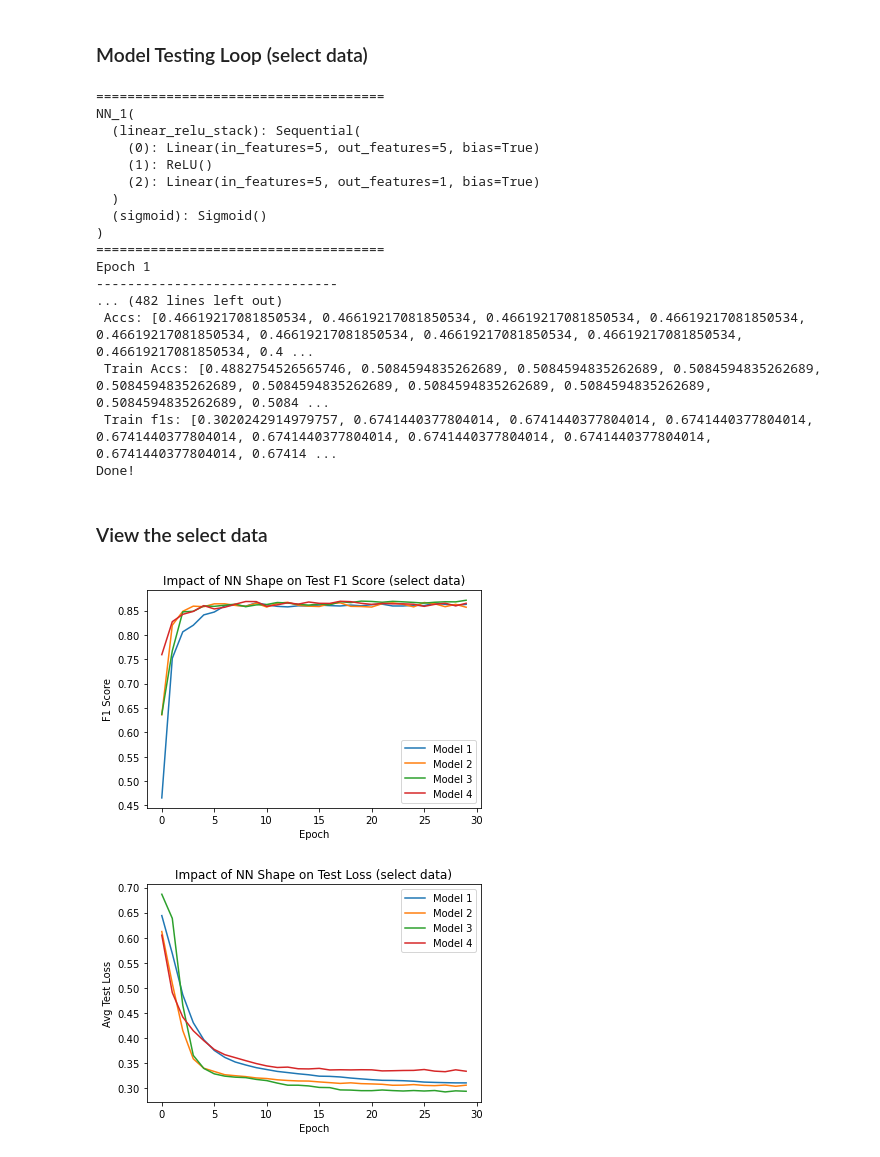
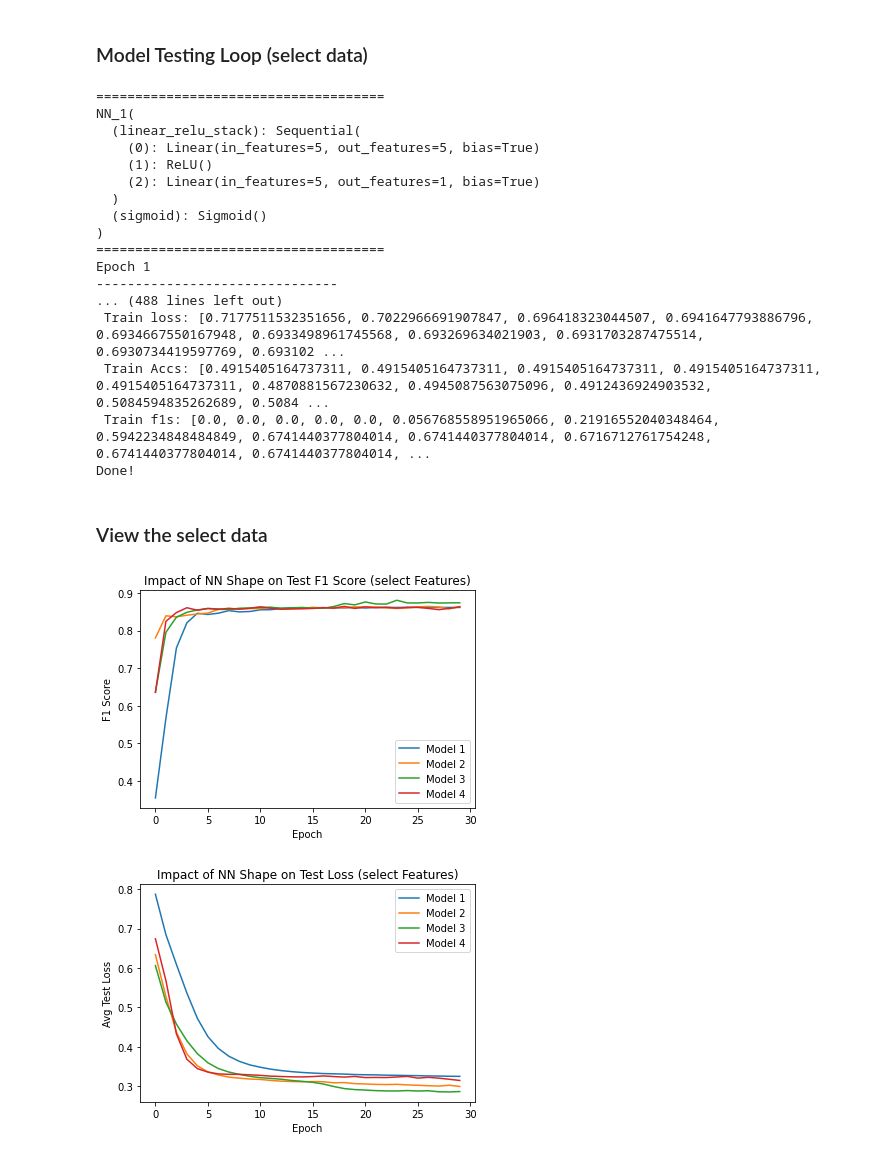
Before and after one commit to DanielRJohnson/EECS738-FP, a Jupyter notebook: evan/NN_C.ipynb, the cells around one changed output. Cells and saved outputs as stored; diff of their text form; code cells hidden in the pictures.

```diff
--- a/evan/NN_C.ipynb
+++ b/evan/NN_C.ipynb
@@ -180,6 +180,7 @@ optimizer = torch.optim.Adam(model.parameters(), lr=.001, weight_decay = .01)
 # training loop
 def train(dataloader, model, loss_fn, optimizer):
     size = len(dataloader.dataset)
+    num_batches = len(dataloader)
     model.train()
     # define the metrics
     tp = 0
@@ -218,7 +219,7 @@ def train(dataloader, model, loss_fn, optimizer):
     # print(f"Train fn: {fn}")
     train_acc = (tp + tn) / (tp + fp+ tn+ fn)
     # print(f"Train Acc: {train_acc}")
-    train_avg_loss = train_loss/size
+    train_avg_loss = train_loss/num_batches
     train_f1 = (2*tp) / ((2*tp) + fp + fn)
     # print(f"Train f1: {train_f1}")
     return train_f1, train_avg_loss, train_acc
@@ -752,6 +761,8 @@ for model_idx in models_list:
     f1s = []
     # inti the tal's
     tals = []
+    # init the tr_al's
+    tr_als = []
     #init the accs
     accs = []
     # init the train f1's
@@ -771,11 +782,12 @@ for model_idx in models_list:
         accs.append(test_acc)
         tracc.append(train_acc)
         tf1.append(train_f1)
+        tr_als.append(tr_al)
     # print(f"Best Train f1: {max(train_f1)}")
-    # note that only the testing metrics are used
     print(f" f1s: {(f1s)}")
     print(f" Tals: {tals}")
     print(f" Accs: {accs}")
+    print(f" Train loss: {tr_als}")
     print(f" Train Accs: {tracc}")
     print(f" Train f1s: {tf1}")
     # not pretty
@@ -785,36 +797,42 @@ for model_idx in models_list:
         m1_acc = accs
         m1_tf1 = tf1
         m1_trac = tracc
+        m1_tr_al = tr_als
     elif i == 2:
         m2_f1 = f1s
         m2_tal = tals
         m2_acc = accs
         m2_tf1 = tf1
         m2_trac = tracc
+        m2_tr_al = tr_als
     elif i == 3:
         m3_f1 = f1s
         m3_tal = tals
         m3_acc = accs
         m3_tf1 = tf1
         m3_trac = tracc
+        m3_tr_al = tr_als
     elif i == 4:
         m4_f1 = f1s
         m4_tal = tals
         m4_acc = accs
         m4_tf1 = tf1
         m4_trac = tracc
+        m4_tr_al = tr_als
     elif i == 5:
         m5_f1 = f1s
         m5_tal = tals
         m5_acc = accs
         m5_tf1 = tf1
         m5_trac = tracc
+        m5_tr_al = tr_als
     else:
         m6_f1 = f1s
         m6_tal = tals
         m6_acc = accs
         m6_tf1 = tf1
         m6_trac = tracc
+        m6_tr_al = tr_als
     print("Done!")
 # %% [output]
 =====================================
@@ -985,6 +1047,8 @@ for model_idx in models_list:
     accs = []
     # init the train f1's
     tf1 = []
+    # init the tr_al's
+    tr_als = []
     # init the train accs
     tracc = []
     # the loop
@@ -1000,10 +1064,12 @@ for model_idx in models_list:
         accs.append(test_acc)
         tracc.append(train_acc)
         tf1.append(train_f1)
+        tr_als.append(tr_al)
     # print(f"Best Train f1: {max(train_f1)}")
     print(f" f1s: {(f1s)}")
     print(f" Tals: {tals}")
     print(f" Accs: {accs}")
+    print(f" Train loss: {tr_als}")
     print(f" Train Accs: {tracc}")
     print(f" Train f1s: {tf1}")
     # not pretty
@@ -1013,36 +1079,42 @@ for model_idx in models_list:
         m1_acc = accs
         m1_tf1 = tf1
         m1_trac = tracc
+        m1_tr_al = tr_als
     elif i == 2:
         m2_f1 = f1s
         m2_tal = tals
         m2_acc = accs
         m2_tf1 = tf1
         m2_trac = tracc
+        m2_tr_al = tr_als
     elif i == 3:
         m3_f1 = f1s
         m3_tal = tals
         m3_acc = accs
         m3_tf1 = tf1
         m3_trac = tracc
+        m3_tr_al = tr_als
     elif i == 4:
         m4_f1 = f1s
         m4_tal = tals
         m4_acc = accs
         m4_tf1 = tf1
         m4_trac = tracc
+        m4_tr_al = tr_als
     elif i == 5:
         m5_f1 = f1s
         m5_tal = tals
         m5_acc = accs
         m5_tf1 = tf1
         m5_trac = tracc
+        m5_tr_al = tr_als
     else:
         m6_f1 = f1s
         m6_tal = tals
         m6_acc = accs
         m6_tf1 = tf1
         m6_trac = tracc
+        m6_tr_al = tr_als
     print("Done!")
 # %% [output]
 =====================================
@@ -1057,14 +1129,17 @@ NN_1(
 =====================================
 Epoch 1
 -------------------------------
-... (482 lines left out)
- Accs: [0.46619217081850534, 0.46619217081850534, 0.46619217081850534, 0.46619217081850534, 0.46619217081850534, 0.46619217081850534, 0.46619217081850534, 0.46619217081850534, 0.46619217081850534, 0.4 ...
- Train Accs: [0.4882754526565746, 0.5084594835262689, 0.5084594835262689, 0.5084594835262689, 0.5084594835262689, 0.5084594835262689, 0.5084594835262689, 0.5084594835262689, 0.5084594835262689, 0.5084 ...
- Train f1s: [0.3020242914979757, 0.6741440377804014, 0.6741440377804014, 0.6741440377804014, 0.6741440377804014, 0.6741440377804014, 0.6741440377804014, 0.6741440377804014, 0.6741440377804014, 0.67414 ...
+... (488 lines left out)
+ Train loss: [0.7177511532351656, 0.7022966691907847, 0.696418323044507, 0.6941647793886796, 0.6934667550167948, 0.6933498961745568, 0.693269634021903, 0.6931703287475514, 0.6930734419597769, 0.693102 ...
+ Train Accs: [0.4915405164737311, 0.4915405164737311, 0.4915405164737311, 0.4915405164737311, 0.4915405164737311, 0.4870881567230632, 0.4945087563075096, 0.4912436924903532, 0.5084594835262689, 0.5084 ...
+ Train f1s: [0.0, 0.0, 0.0, 0.0, 0.0, 0.056768558951965066, 0.21916552040348464, 0.5942234848484849, 0.6741440377804014, 0.6741440377804014, 0.6716712761754248, 0.6741440377804014, 0.6741440377804014, ...
 Done!
 # %% [markdown]
 ### View the select data
 # %%
+# get these for later
+
+
 # plot the f1 scores for each model against the number of epochs?
 
 plt.plot(m1_f1, label = "Model 1")
@@ -1074,20 +1149,20 @@ plt.plot(m4_f1, label = "Model 4")
 plt.legend(loc="best")
 plt.xlabel("Epoch")
 plt.ylabel("F1 Score")
-plt.title("Impact of NN Shape on Test F1 Score (select data)")
+plt.title("Impact of NN Shape on Test F1 Score (select Features)")
 plt.show()
 # %% [output]
-[figure, old version]
+[figure, new version]
 # %%
 # plot the loss curves
 plt.plot(m1_tal, label = "Model 1")
 plt.plot(m2_tal, label = "Model 2")
 plt.plot(m3_tal, label = "Model 3")
 plt.plot(m4_tal, label = "Model 4")
 plt.legend(loc="best")
 plt.xlabel("Epoch")
 plt.ylabel("Avg Test Loss")
-plt.title("Impact of NN Shape on Test Loss (select data)")
+plt.title("Impact of NN Shape on Test Loss (select Features)")
 plt.show()
 # %% [output]
-[figure, old version]
+[figure, new version]
```
Also changed, not shown: parts of 16 cells of this notebook.
